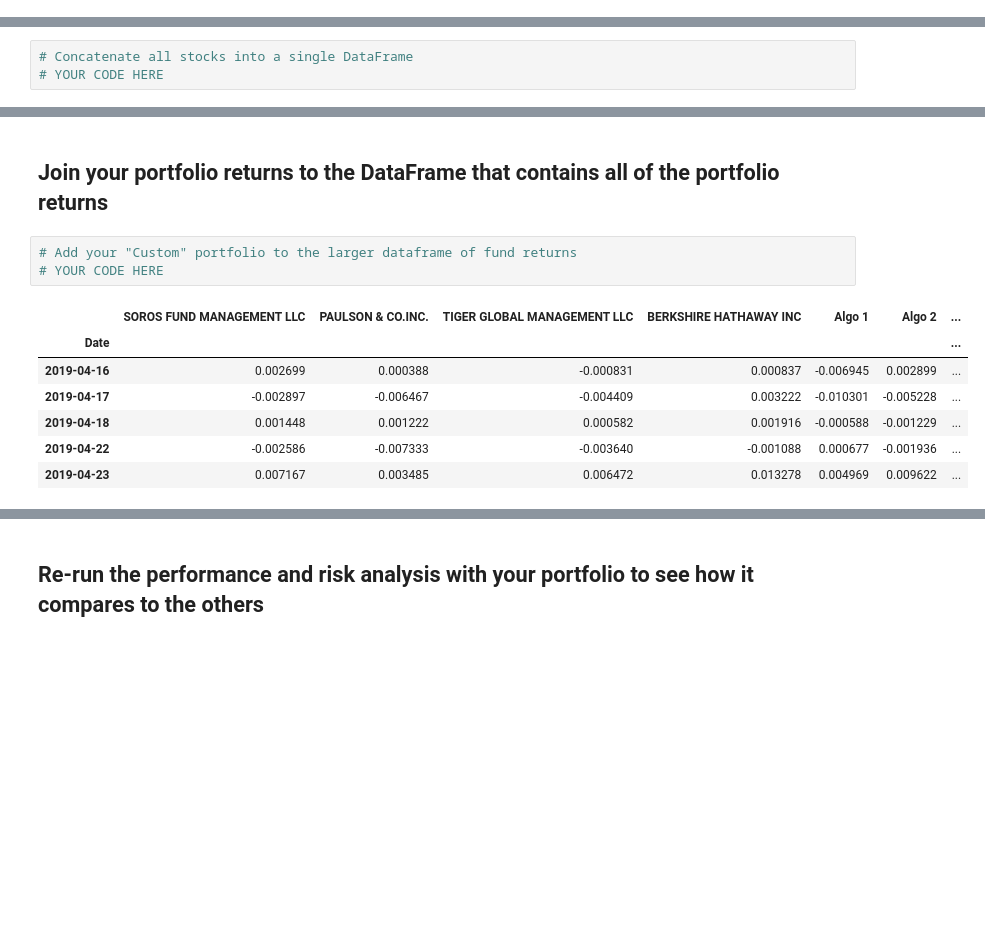
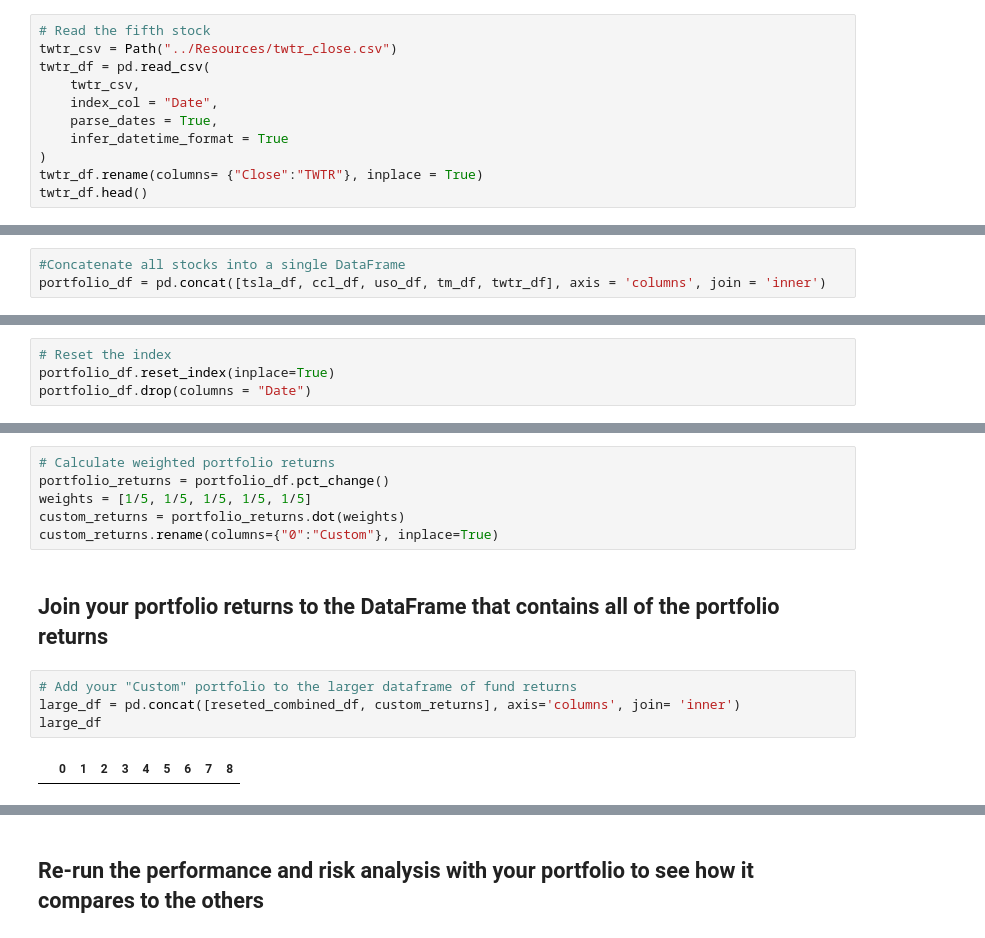
Before and after one commit to vsmolina/pandas1_HW, a Jupyter notebook: main/whale_analysis.ipynb, the cells around one changed output, grey strips where cells are left out. Cells and saved outputs as stored; diff of their text form; blank space fills up the shorter version.

```diff
--- a/main/whale_analysis.ipynb
+++ b/main/whale_analysis.ipynb
@@ -409,0 +448,11 @@ In this section, you will build your own portfolio of stocks, calculate the retu
+# %%
+# Read the fifth stock
+twtr_csv = Path("../Resources/twtr_close.csv")
+twtr_df = pd.read_csv(
+    twtr_csv,
+    index_col = "Date",
+    parse_dates = True,
+    infer_datetime_format = True
+)
+twtr_df.rename(columns= {"Close":"TWTR"}, inplace = True)
+twtr_df.head()
@@ -410,3 +467,3 @@ In this section, you will build your own portfolio of stocks, calculate the retu
 # %%
-# Concatenate all stocks into a single DataFrame
-# YOUR CODE HERE
+#Concatenate all stocks into a single DataFrame
+portfolio_df = pd.concat([tsla_df, ccl_df, uso_df, tm_df, twtr_df], axis = 'columns', join = 'inner')
@@ -430,0 +470,4 @@ In this section, you will build your own portfolio of stocks, calculate the retu
+# %%
+# Reset the index
+portfolio_df.reset_index(inplace=True)
+portfolio_df.drop(columns = "Date")
@@ -467,15 +504,16 @@ dtype: float64
+# %%
+# Calculate weighted portfolio returns
+portfolio_returns = portfolio_df.pct_change()
+weights = [1/5, 1/5, 1/5, 1/5, 1/5]
+custom_returns = portfolio_returns.dot(weights)
+custom_returns.rename(columns={"0":"Custom"}, inplace=True)
 # %% [markdown]
 ## Join your portfolio returns to the DataFrame that contains all of the portfolio returns
 # %%
 # Add your "Custom" portfolio to the larger dataframe of fund returns
-# YOUR CODE HERE
+large_df = pd.concat([reseted_combined_df, custom_returns], axis='columns', join= 'inner')
+large_df
 # %% [output]
-|  | SOROS FUND MANAGEMENT LLC | PAULSON & CO.INC. | TIGER GLOBAL MANAGEMENT LLC | BERKSHIRE HATHAWAY INC | Algo 1 | Algo 2 | ... |
-| Date |  |  |  |  |  |  | ... |
-| 2019-04-16 | 0.002699 | 0.000388 | -0.000831 | 0.000837 | -0.006945 | 0.002899 | ... |
-| 2019-04-17 | -0.002897 | -0.006467 | -0.004409 | 0.003222 | -0.010301 | -0.005228 | ... |
-| 2019-04-18 | 0.001448 | 0.001222 | 0.000582 | 0.001916 | -0.000588 | -0.001229 | ... |
-| 2019-04-22 | -0.002586 | -0.007333 | -0.003640 | -0.001088 | 0.000677 | -0.001936 | ... |
-| 2019-04-23 | 0.007167 | 0.003485 | 0.006472 | 0.013278 | 0.004969 | 0.009622 | ... |
+|  | 0 | 1 | 2 | 3 | 4 | 5 | 6 | 7 | 8 |
 # %%
 # Only compare dates where return data exists for all the stocks (drop NaNs)
```
Also changed, not shown: parts of 29 cells of this notebook, 5 other files.
